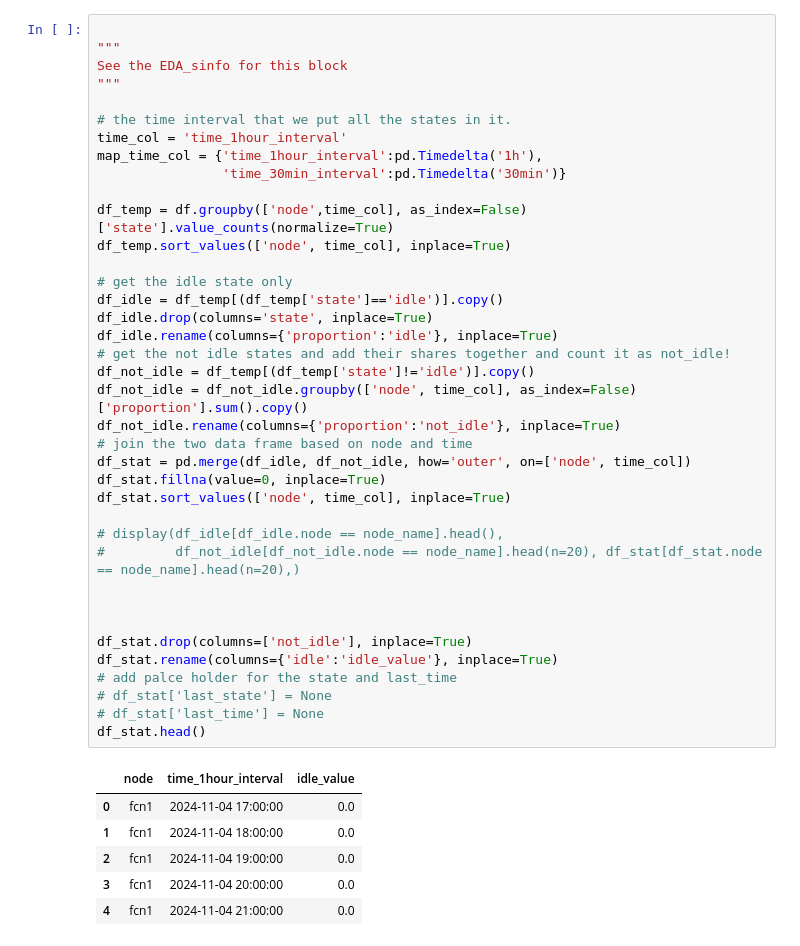
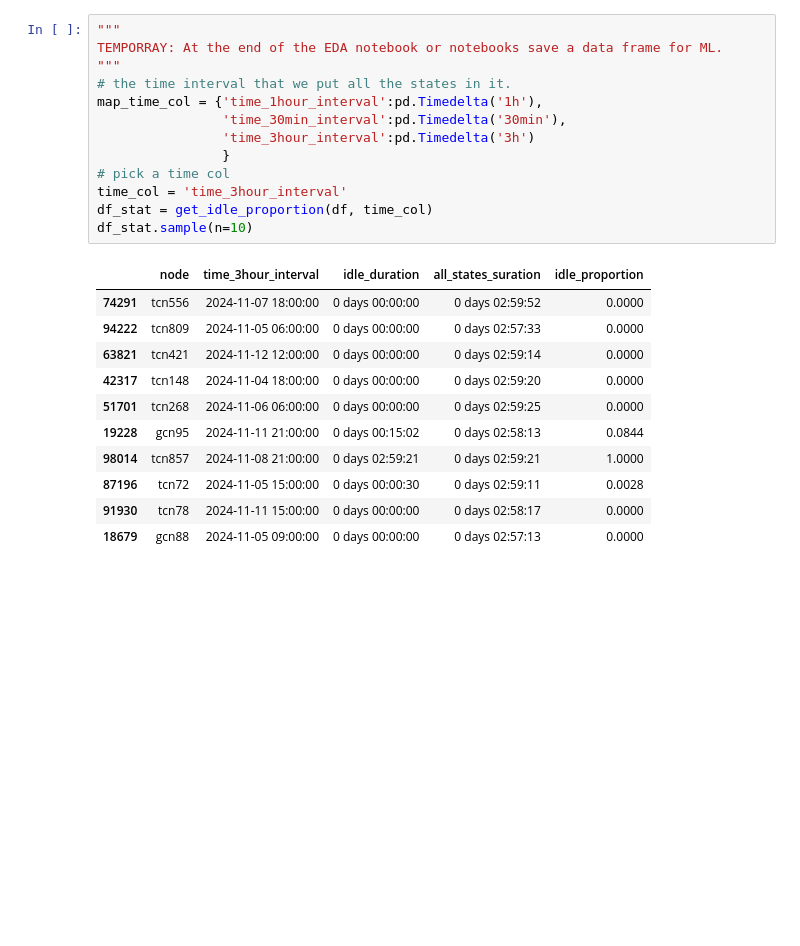
Before and after one commit to sara-nl/energy_efficiency_system_level, a Jupyter notebook: ML_sinfo.ipynb, the cells around one changed output. Drawn from its saved outputs; the diff is of its cells as text; blank space fills up the shorter version.

```diff
--- a/ML_sinfo.ipynb
+++ b/ML_sinfo.ipynb
@@ -36,48 +44,28 @@ df.sample(n=10)
-# %%
-
-"""
-See the EDA_sinfo for this block
-"""
-
-# the time interval that we put all the states in it.
-time_col = 'time_1hour_interval'
-map_time_col = {'time_1hour_interval':pd.Timedelta('1h'),
-                'time_30min_interval':pd.Timedelta('30min')}
-
-df_temp = df.groupby(['node',time_col], as_index=False)['state'].value_counts(normalize=True)
-df_temp.sort_values(['node', time_col], inplace=True)
-
-# get the idle state only
-df_idle = df_temp[(df_temp['state']=='idle')].copy()
-df_idle.drop(columns='state', inplace=True)
-df_idle.rename(columns={'proportion':'idle'}, inplace=True)
-# get the not idle states and add their shares together and count it as not_idle!
-df_not_idle = df_temp[(df_temp['state']!='idle')].copy()
-df_not_idle = df_not_idle.groupby(['node', time_col], as_index=False)['proportion'].sum().copy()
-df_not_idle.rename(columns={'proportion':'not_idle'}, inplace=True)
-# join the two data frame based on node and time
-df_stat = pd.merge(df_idle, df_not_idle, how='outer', on=['node', time_col])
-df_stat.fillna(value=0, inplace=True)
-df_stat.sort_values(['node', time_col], inplace=True)
-
-# display(df_idle[df_idle.node == node_name].head(),
-#         df_not_idle[df_not_idle.node == node_name].head(n=20), df_stat[df_stat.node == node_name].head(n=20),)
-
-
-
-df_stat.drop(columns=['not_idle'], inplace=True)
-df_stat.rename(columns={'idle':'idle_value'}, inplace=True)
-# add palce holder for the state and last_time
-# df_stat['last_state'] = None
-# df_stat['last_time'] = None
-df_stat.head()
-# %% [output]
-|  | node | time_1hour_interval | idle_value |
-| 0 | fcn1 | 2024-11-04 17:00:00 | 0.0 |
-| 1 | fcn1 | 2024-11-04 18:00:00 | 0.0 |
-| 2 | fcn1 | 2024-11-04 19:00:00 | 0.0 |
-| 3 | fcn1 | 2024-11-04 20:00:00 | 0.0 |
-| 4 | fcn1 | 2024-11-04 21:00:00 | 0.0 |
+# %%
+"""
+TEMPORRAY: At the end of the EDA notebook or notebooks save a data frame for ML.
+"""
+# the time interval that we put all the states in it.
+map_time_col = {'time_1hour_interval':pd.Timedelta('1h'),
+                'time_30min_interval':pd.Timedelta('30min'),
+                'time_3hour_interval':pd.Timedelta('3h')
+                }
+# pick a time col
+time_col = 'time_3hour_interval'
+df_stat = get_idle_proportion(df, time_col)
+df_stat.sample(n=10)
+# %% [output]
+|  | node | time_3hour_interval | idle_duration | all_states_suration | idle_proportion |
+| 74291 | tcn556 | 2024-11-07 18:00:00 | 0 days 00:00:00 | 0 days 02:59:52 | 0.0000 |
+| 94222 | tcn809 | 2024-11-05 06:00:00 | 0 days 00:00:00 | 0 days 02:57:33 | 0.0000 |
+| 63821 | tcn421 | 2024-11-12 12:00:00 | 0 days 00:00:00 | 0 days 02:59:14 | 0.0000 |
+| 42317 | tcn148 | 2024-11-04 18:00:00 | 0 days 00:00:00 | 0 days 02:59:20 | 0.0000 |
+| 51701 | tcn268 | 2024-11-06 06:00:00 | 0 days 00:00:00 | 0 days 02:59:25 | 0.0000 |
+| 19228 | gcn95 | 2024-11-11 21:00:00 | 0 days 00:15:02 | 0 days 02:58:13 | 0.0844 |
+| 98014 | tcn857 | 2024-11-08 21:00:00 | 0 days 02:59:21 | 0 days 02:59:21 | 1.0000 |
+| 87196 | tcn72 | 2024-11-05 15:00:00 | 0 days 00:00:30 | 0 days 02:59:11 | 0.0028 |
+| 91930 | tcn78 | 2024-11-11 15:00:00 | 0 days 00:00:00 | 0 days 02:58:17 | 0.0000 |
+| 18679 | gcn88 | 2024-11-05 09:00:00 | 0 days 00:00:00 | 0 days 02:57:13 | 0.0000 |
 # %%
 # get the last state of the node before the interval
 """
```
Also changed, not shown: parts of 15 cells of this notebook, 3 other files.
